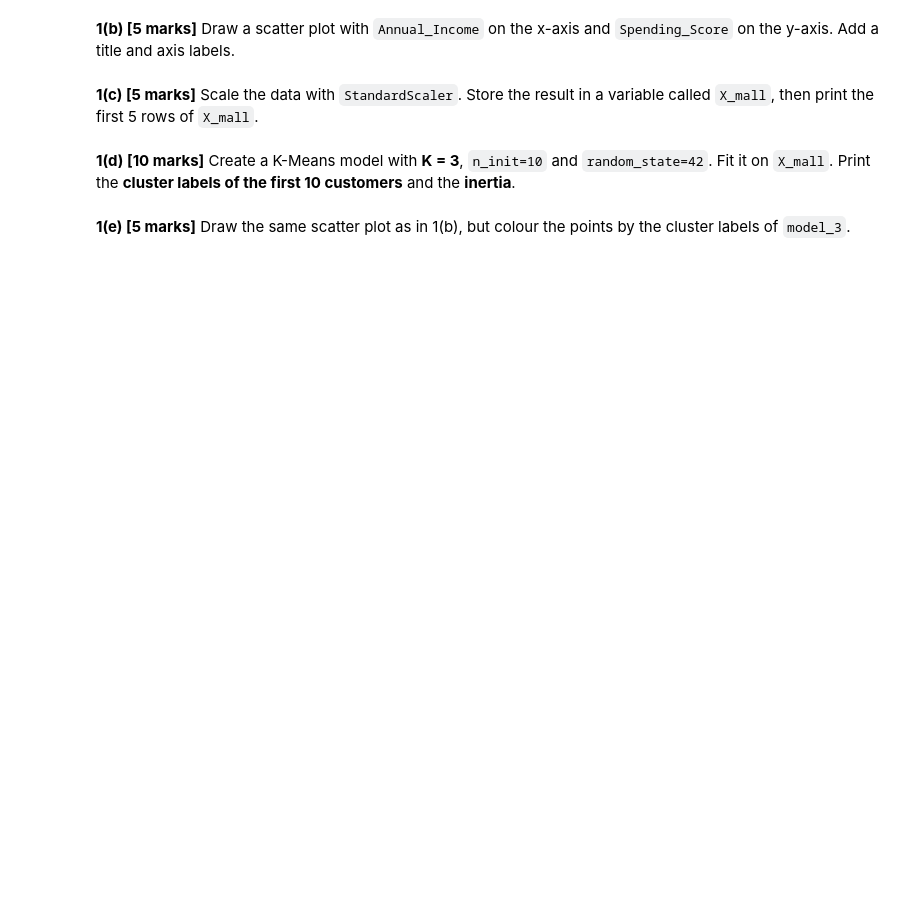
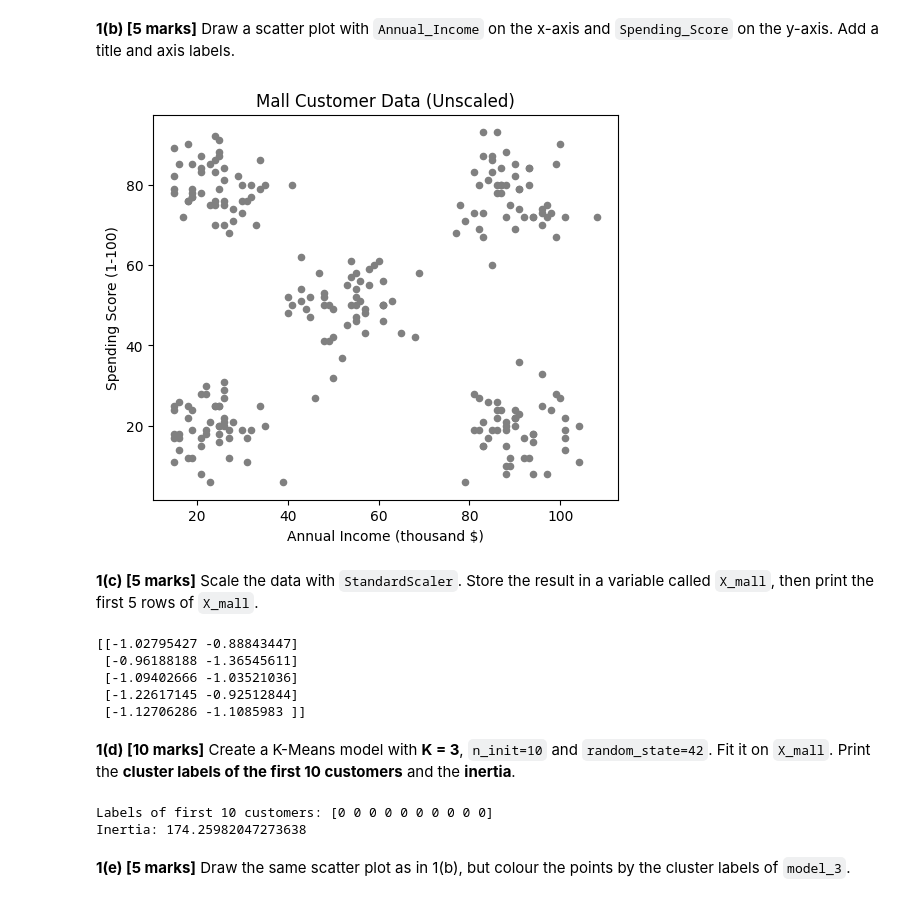
Before and after one commit to sherzodbekmirkomilov12-blip/week-11, a Jupyter notebook: Lab_KMeans_Elbow_Silhouette.ipynb, the cells around one changed output. Cells and saved outputs as stored; diff of their text form; code cells hidden in the pictures; blank space fills up the shorter version.

```diff
--- a/Lab_KMeans_Elbow_Silhouette.ipynb
+++ b/Lab_KMeans_Elbow_Silhouette.ipynb
@@ -549,26 +653,37 @@ mall.___()
 **1(b) [5 marks]** Draw a scatter plot with `Annual_Income` on the x-axis and `Spending_Score` on the y-axis. Add a title and axis labels.
 # %%
 plt.figure(figsize=(6, 5))
-plt.scatter(mall["___"], mall["___"], s=20, color="gray")
-plt.title("___")
-plt.xlabel("___")
-plt.ylabel("___")
+plt.scatter(mall["Annual_Income"], mall["Spending_Score"], s=20, color="gray")
+plt.title("Mall Customer Data (Unscaled)")
+plt.xlabel("Annual Income (thousand $)")
+plt.ylabel("Spending Score (1-100)")
 plt.show()
+# %% [output]
+[figure, added]
 # %% [markdown]
 **1(c) [5 marks]** Scale the data with `StandardScaler`. Store the result in a variable called `X_mall`, then print the first 5 rows of `X_mall`.
 # %%
-scaler = ___()
-X_mall = scaler.___(mall)
+scaler = StandardScaler()
+X_mall = scaler.fit_transform(mall)
 
 print(X_mall[:5])
+# %% [output]
+[[-1.02795427 -0.88843447]
+ [-0.96188188 -1.36545611]
+ [-1.09402666 -1.03521036]
+ [-1.22617145 -0.92512844]
+ [-1.12706286 -1.1085983 ]]
 # %% [markdown]
 **1(d) [10 marks]** Create a K-Means model with **K = 3**, `n_init=10` and `random_state=42`. Fit it on `X_mall`. Print the **cluster labels of the first 10 customers** and the **inertia**.
 # %%
-model_3 = KMeans(n_clusters=___, n_init=10, random_state=42)
-model_3.___(X_mall)
+model_3 = KMeans(n_clusters=3, n_init=10, random_state=42)
+model_3.fit(X_mall)
 
-print("Labels of first 10 customers:", ___)
-print("Inertia:", ___)
+print("Labels of first 10 customers:", model_3.labels_[:10])
+print("Inertia:", model_3.inertia_)
+# %% [output]
+Labels of first 10 customers: [0 0 0 0 0 0 0 0 0 0]
+Inertia: 174.25982047273638
 # %% [markdown]
 **1(e) [5 marks]** Draw the same scatter plot as in 1(b), but colour the points by the cluster labels of `model_3`.
 # %%
```
Also changed, not shown: parts of 36 cells of this notebook.
